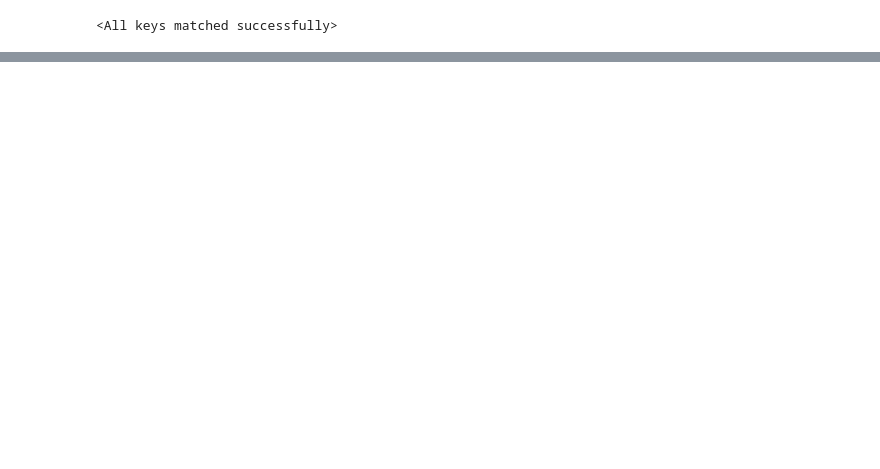
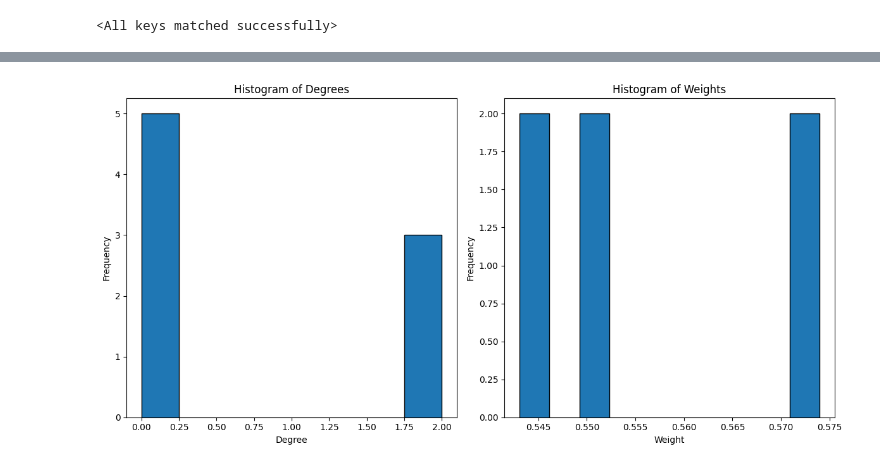
Before and after one commit to terrencetao/Acoustic_Linguistic_GNN, a Jupyter notebook: Visualisation.ipynb, the cells around one changed output, grey strips where cells are left out. Drawn from its saved outputs; the diff is of its cells as text; code cells hidden in the pictures; blank space fills up the shorter version.

```diff
--- a/Visualisation.ipynb
+++ b/Visualisation.ipynb
@@ -406,0 +433,35 @@ tensor([1, 3, 2, 1, 7, 2, 4, 3, 0, 0])
+# %%
+import torch
+import matplotlib.pyplot as plt
+
+# Assuming the adjacency matrix `adj_matrix` is already defined
+# Example of an adjacency matrix (this is a weighted graph)
+similarity_matrix = np.load('filtered_similarity_matrix_word.npy')
+adj_matrix = similarity_matrix
+# Calculate the degree of each node
+# Calculate the degree of each node
+degrees = np.count_nonzero(adj_matrix, axis=1)  # Sum of weights for each node (degree)
+
+# Extract all edge weights (excluding zeros)
+weights = adj_matrix[adj_matrix > 0]
+
+# Plot histogram of degrees
+plt.figure(figsize=(12, 6))
+
+plt.subplot(1, 2, 1)
+plt.hist(degrees, bins=len(degrees), edgecolor='black')
+plt.xlabel('Degree')
+plt.ylabel('Frequency')
+plt.title('Histogram of Degrees')
+
+# Plot histogram of weights
+plt.subplot(1, 2, 2)
+plt.hist(weights, bins=10, edgecolor='black')
+plt.xlabel('Weight')
+plt.ylabel('Frequency')
+plt.title('Histogram of Weights')
+
+plt.tight_layout()
+plt.show()
+# %% [output]
+[figure, added]
```
Also changed, not shown: parts of 14 cells of this notebook, 7 other files.
